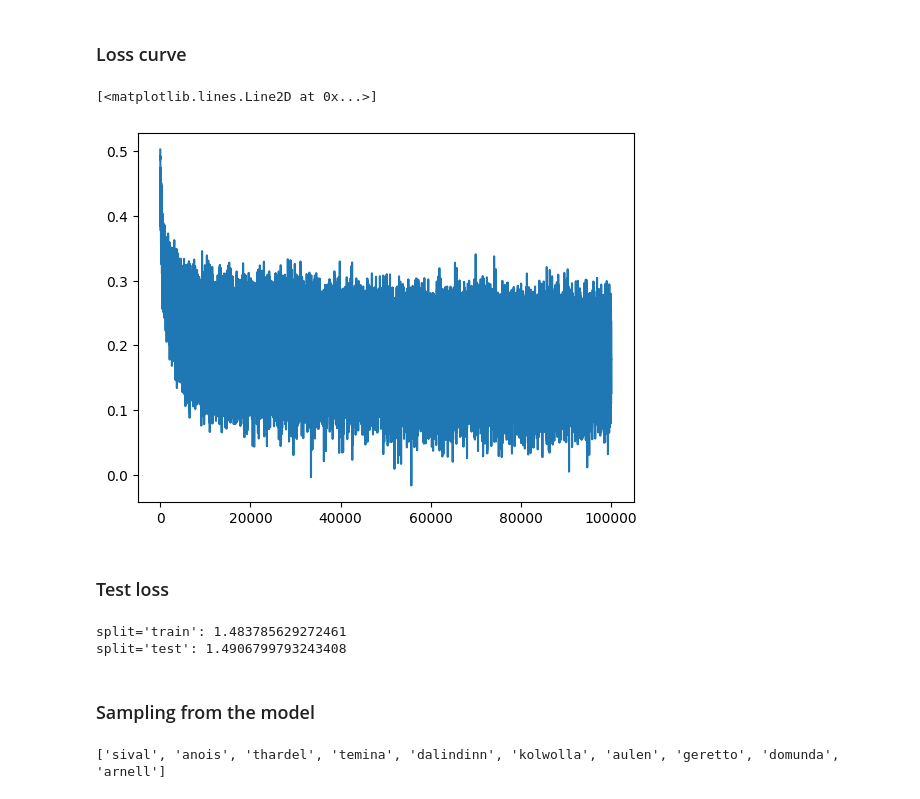
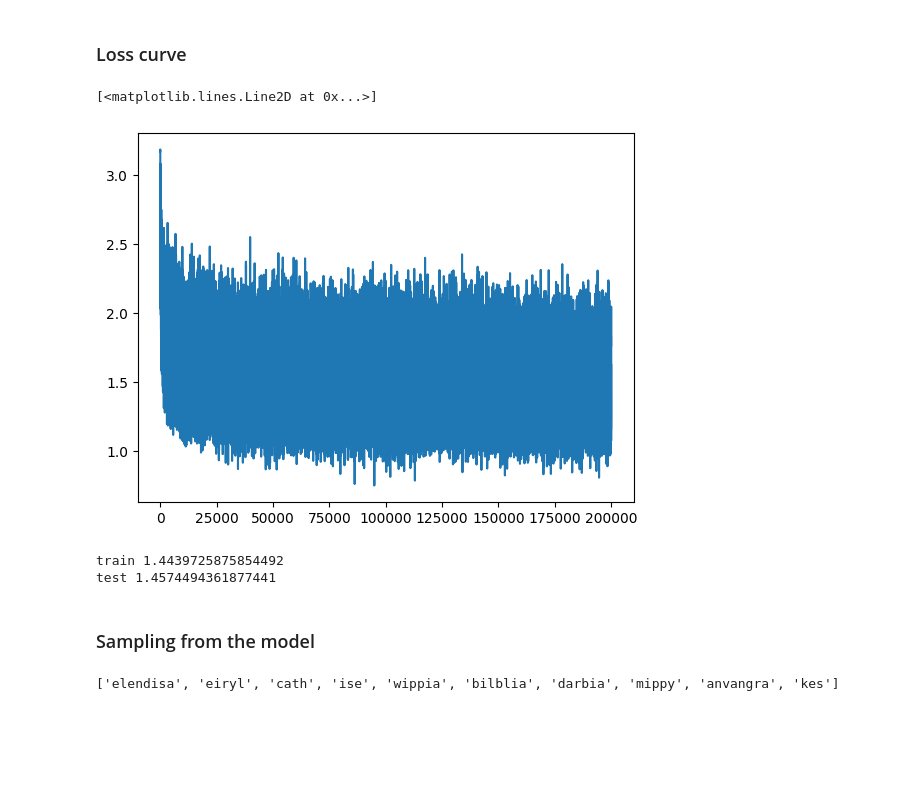
Before and after one commit to VictorHenrique/dnd-name-gen, a Jupyter notebook: mlp_makemore.ipynb, the cells around one changed output. Saved outputs shown, nothing was run; the diff lists cells and outputs as text; code cells hidden in the pictures; blank space fills up the shorter version.

Commit message:
pytorchifying and adding more layers

```diff
--- a/mlp_makemore.ipynb
+++ b/mlp_makemore.ipynb
@@ -87,6 +159,6 @@ bn_std_running = torch.ones((1, num_of_neurons))
 # %%
-parameters = [C, W1, W2, b2, bn_bias, bn_gain]
+parameters = [C] + [p for layer in layers for p in layer.parameters()]
 for p in parameters:
-    p.requires_grad = True
+  p.requires_grad = True
 # %% [markdown]
 ### Model Training
@@ -96,5 +165,3 @@ lrs = 10**lre
-# %%
-# Once the learning rates were evaluated, we choose a good one
-lr = 10**-1
 # %%
 losses = []
+epochs = []
@@ -154,0 +168,27 @@ We can see that around $lr=-1$, the loss was at its lowest. Therefore, that valu
+# %%
+for i in range(num_of_epochs + 1):
+    idx = torch.randint(0, X_train.shape[0], (minibatch_size,))
+    X_batch, Y_batch = X_train[idx], Y_train[idx]
+
+    """ Forward pass """
+    emb = C[X_batch]
+    x = emb.view(emb.shape[0], -1)
+    for layer in layers:
+        x = layer(x)
+    loss = F.cross_entropy(x, Y_batch)
+
+    """ Backward pass """
+    for p in parameters:
+        p.grad = None
+    loss.backward()
+
+    """ Update """
+    lr = 0.1 if i < 150000 else 0.01 # step learning rate decay
+    for p in parameters:
+        p.data += -lr * p.grad
+
+    """ Tracking Stats """
+    if not i % 10000:
+        print(f"epoch {i}/{num_of_epochs}: {loss.item():.4f}")
+    losses.append(loss.item())
+    epochs.append(i)
@@ -155,34 +213,31 @@ We can see that around $lr=-1$, the loss was at its lowest. Therefore, that valu
 # %% [markdown]
 ### Loss curve
 # %%
-plt.plot(torch.arange(0, num_of_epochs), losses)
+plt.plot(epochs, losses)
 # %% [output]
 [<matplotlib.lines.Line2D at 0x...>]
-[figure, old version]
+[figure, new version]
-# %% [markdown]
-### Test loss
 # %%
 @torch.no_grad()
 def split_loss(split):
     x,y = {
         'train': (X_train, Y_train),
-        'test': (X_test, Y_test)
+        'test': (X_test, Y_test),
     }[split]
+    emb = C[x]
+    x = emb.view(emb.shape[0], -1)
+    for layer in layers:
+        x = layer(x)
+    loss = F.cross_entropy(x, y)
+    print(split, loss.item())
 
-    emb = C[x]
-    emb_cat = emb.view(emb.shape[0], -1)
-    h_preac = emb_cat @ W1
-    h_preac = bn_gain * (h_preac - bn_mean_running) / bn_std_running + bn_bias
-    h = torch.tanh(h_preac)
-    logits = h @ W2 + b2
-    loss = F.cross_entropy(logits, y)
-    print(f"{split=}: {loss.item()}")
-
+for layer in layers:
+    layer.training = False
 split_loss('train')
 split_loss('test')
 # %% [output]
-split='train': 1.483785629272461
-split='test': 1.4906799793243408
+train 1.4439725875854492
+test 1.4574494361877441
 # %% [markdown]
 ### Sampling from the model
 # %%
@@ -192,11 +247,10 @@ for _ in range(10):
     context = [0] * block_size
     while True:
         emb = C[torch.tensor([context])]
-        emb_cat = emb.view(emb.shape[0], -1)
-        h_preac = emb_cat @ W1
-        h_preac = bn_gain * (h_preac - bn_mean_running) / bn_std_running + bn_bias
-        h = torch.tanh(h_preac)
-        logits = h @ W2 + b2
+        x = emb.view(emb.shape[0], -1)
+        for layer in layers:
+            x = layer(x)
+        logits = x
         probs = F.softmax(logits, dim=1)
 
         idx = torch.multinomial(probs, num_samples=1, replacement=True).item()
@@ -209,4 +263,4 @@ for _ in range(10):
 
 print(samples)
 # %% [output]
-['sival', 'anois', 'thardel', 'temina', 'dalindinn', 'kolwolla', 'aulen', 'geretto', 'domunda', 'arnell']
+['elendisa', 'eiryl', 'cath', 'ise', 'wippia', 'bilblia', 'darbia', 'mippy', 'anvangra', 'kes']
```
Also changed, not shown: parts of 17 cells of this notebook.
